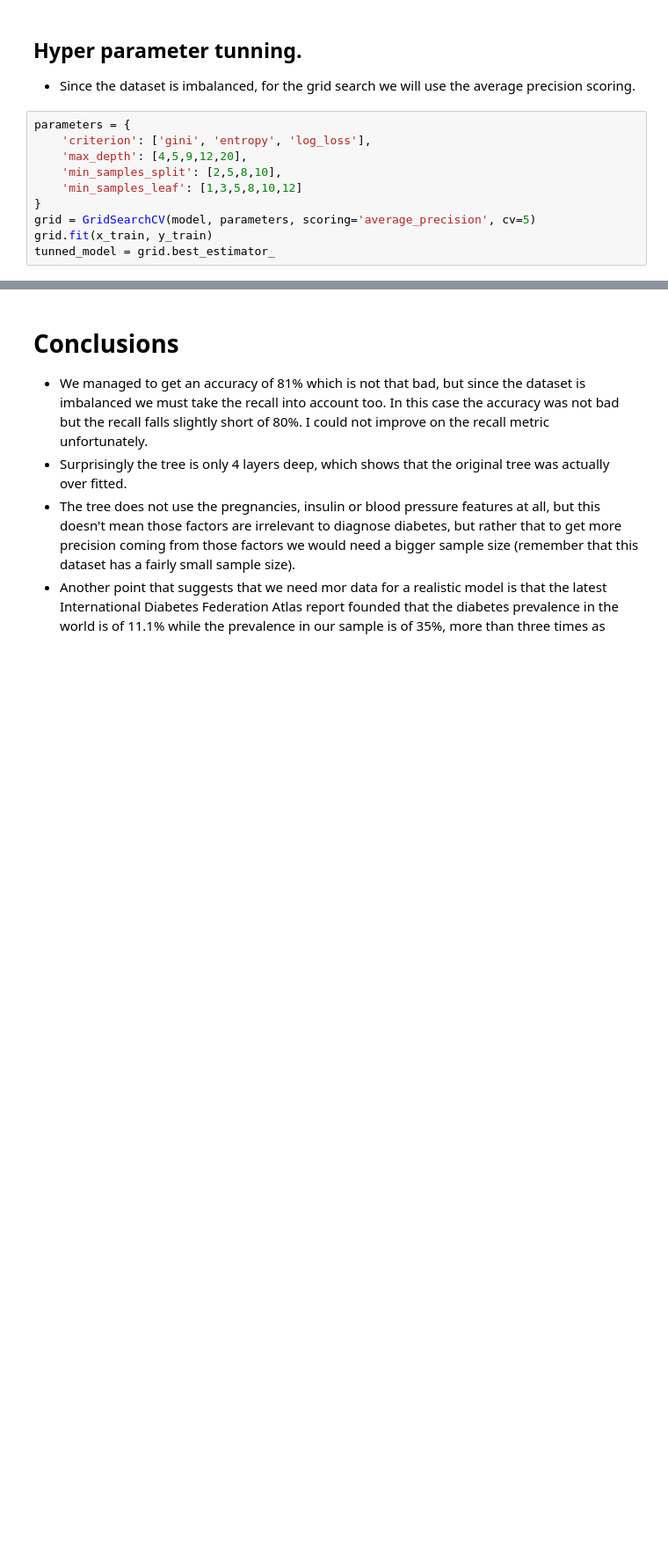
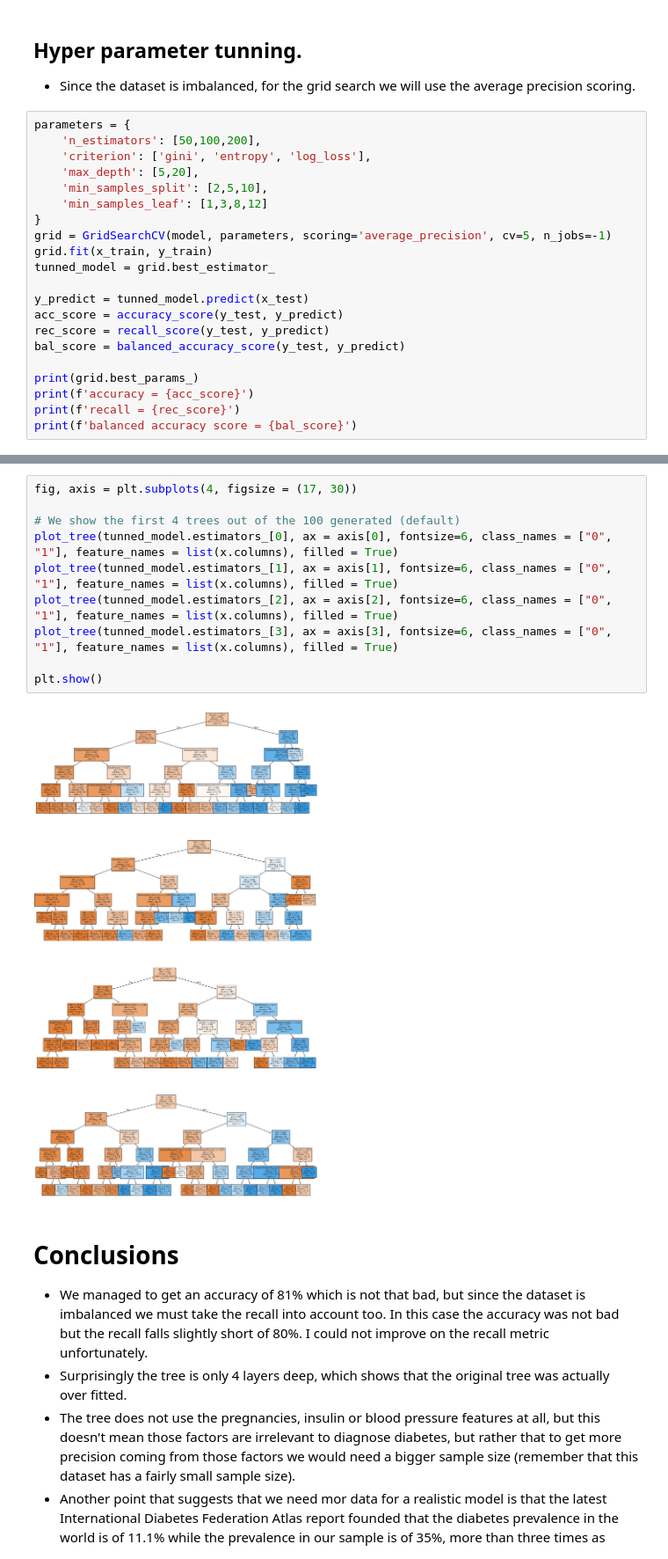
Before and after one commit to ShadekJaramillo/Random-forest-tutorial, a Jupyter notebook: src/explore.ipynb, the cells around one changed output, grey strips where cells are left out. Shown at 88% size. Saved outputs shown, nothing was run; the diff lists cells and outputs as text; blank space fills up the shorter version.

```diff
--- a/src/explore.ipynb
+++ b/src/explore.ipynb
@@ -239,12 +224,23 @@ balanced accuracy score = 0.7753077975376197
 - Since the dataset is imbalanced, for the grid search we will use the average precision scoring.
 # %%
 parameters = {
+    'n_estimators': [50,100,200],
     'criterion': ['gini', 'entropy', 'log_loss'],
-    'max_depth': [4,5,9,12,20],
-    'min_samples_split': [2,5,8,10],
-    'min_samples_leaf': [1,3,5,8,10,12]
+    'max_depth': [5,20],
+    'min_samples_split': [2,5,10],
+    'min_samples_leaf': [1,3,8,12]
 }
-grid = GridSearchCV(model, parameters, scoring='average_precision', cv=5)
+grid = GridSearchCV(model, parameters, scoring='average_precision', cv=5, n_jobs=-1)
 grid.fit(x_train, y_train)
 tunned_model = grid.best_estimator_
+
+y_predict = tunned_model.predict(x_test)
+acc_score = accuracy_score(y_test, y_predict)
+rec_score = recall_score(y_test, y_predict)
+bal_score = balanced_accuracy_score(y_test, y_predict)
+
+print(grid.best_params_)
+print(f'accuracy = {acc_score}')
+print(f'recall = {rec_score}')
+print(f'balanced accuracy score = {bal_score}')
 # %% [output]
@@ -271,3 +254,15 @@ plt.show()
+# %%
+fig, axis = plt.subplots(4, figsize = (17, 30))
+
+# We show the first 4 trees out of the 100 generated (default)
+plot_tree(tunned_model.estimators_[0], ax = axis[0], fontsize=6, class_names = ["0", "1"], feature_names = list(x.columns), filled = True)
+plot_tree(tunned_model.estimators_[1], ax = axis[1], fontsize=6, class_names = ["0", "1"], feature_names = list(x.columns), filled = True)
+plot_tree(tunned_model.estimators_[2], ax = axis[2], fontsize=6, class_names = ["0", "1"], feature_names = list(x.columns), filled = True)
+plot_tree(tunned_model.estimators_[3], ax = axis[3], fontsize=6, class_names = ["0", "1"], feature_names = list(x.columns), filled = True)
+
+plt.show()
+# %% [output]
+[figure, added]
 # %% [markdown]
 # Conclusions
 - We managed to get an accuracy of 81% which is not that bad, but since the dataset is imbalanced we must take the recall into account too. In this case the accuracy was not bad but the recall falls slightly short of 80%. I could not improve on the recall metric unfortunately.
```
Also changed, not shown: parts of 15 cells of this notebook.
